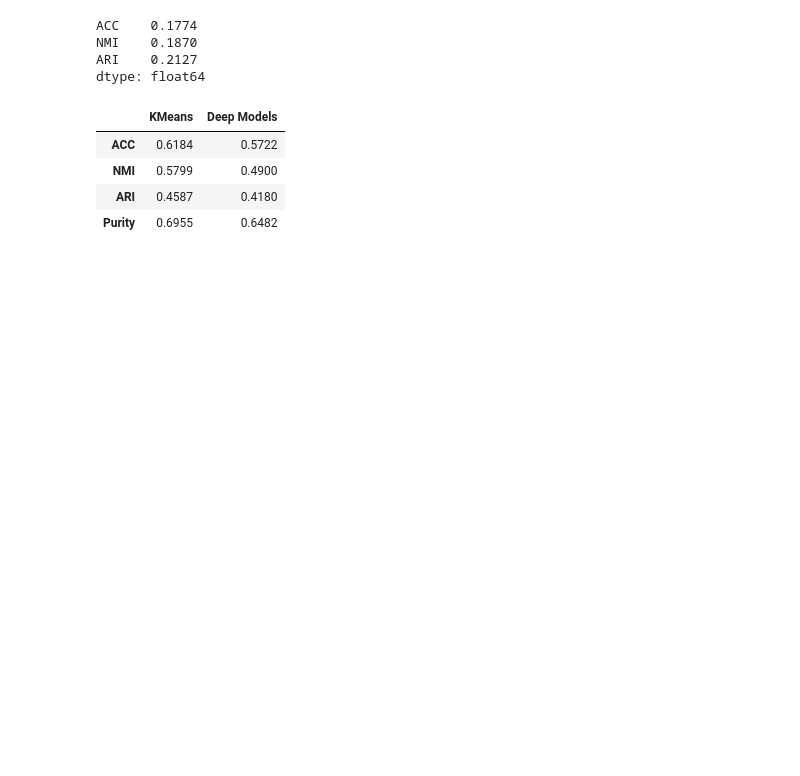
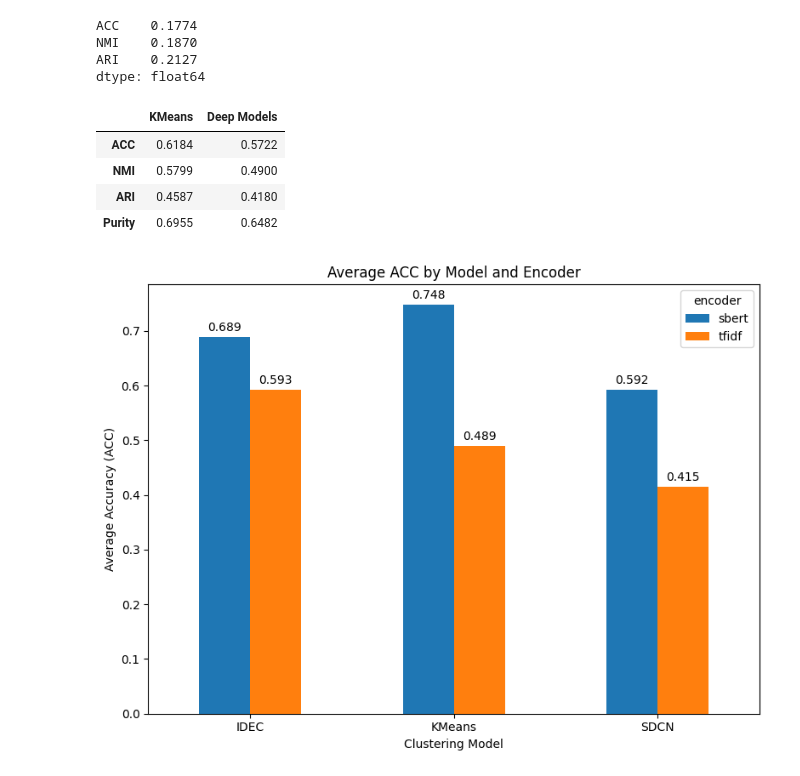
Before and after one commit to MuhammadSyyed/deep-doc-clustering, a Jupyter notebook: Code/notebooks/performances_eval.ipynb, the cells around one changed output. Saved outputs shown, nothing was run; the diff lists cells and outputs as text; code cells hidden in the pictures; blank space fills up the shorter version.

```diff
--- a/Code/notebooks/performances_eval.ipynb
+++ b/Code/notebooks/performances_eval.ipynb
@@ -144,3 +116,41 @@ comparison
 | NMI | 0.5799 | 0.4900 |
 | ARI | 0.4587 | 0.4180 |
 | Purity | 0.6955 | 0.6482 |
+# %%
+import pandas as pd
+import matplotlib.pyplot as plt
+import numpy as np
+
+plot_df = (
+    results
+    .groupby(["model", "encoder"])["ACC"]
+    .mean()
+    .reset_index()
+)
+
+
+pivot_df = plot_df.pivot(
+    index="model",
+    columns="encoder",
+    values="ACC"
+)
+
+
+ax = pivot_df.plot(
+    kind="bar",
+    figsize=(8, 6)
+)
+
+plt.title("Average ACC by Model and Encoder")
+plt.xlabel("Clustering Model")
+plt.ylabel("Average Accuracy (ACC)")
+plt.xticks(rotation=0)
+
+# Add value labels
+for container in ax.containers:
+    ax.bar_label(container, fmt="%.3f", padding=3)
+
+plt.tight_layout()
+plt.show()
+# %% [output]
+[figure, added]
```
Also changed, not shown: parts of 8 cells of this notebook, 10 other files.
